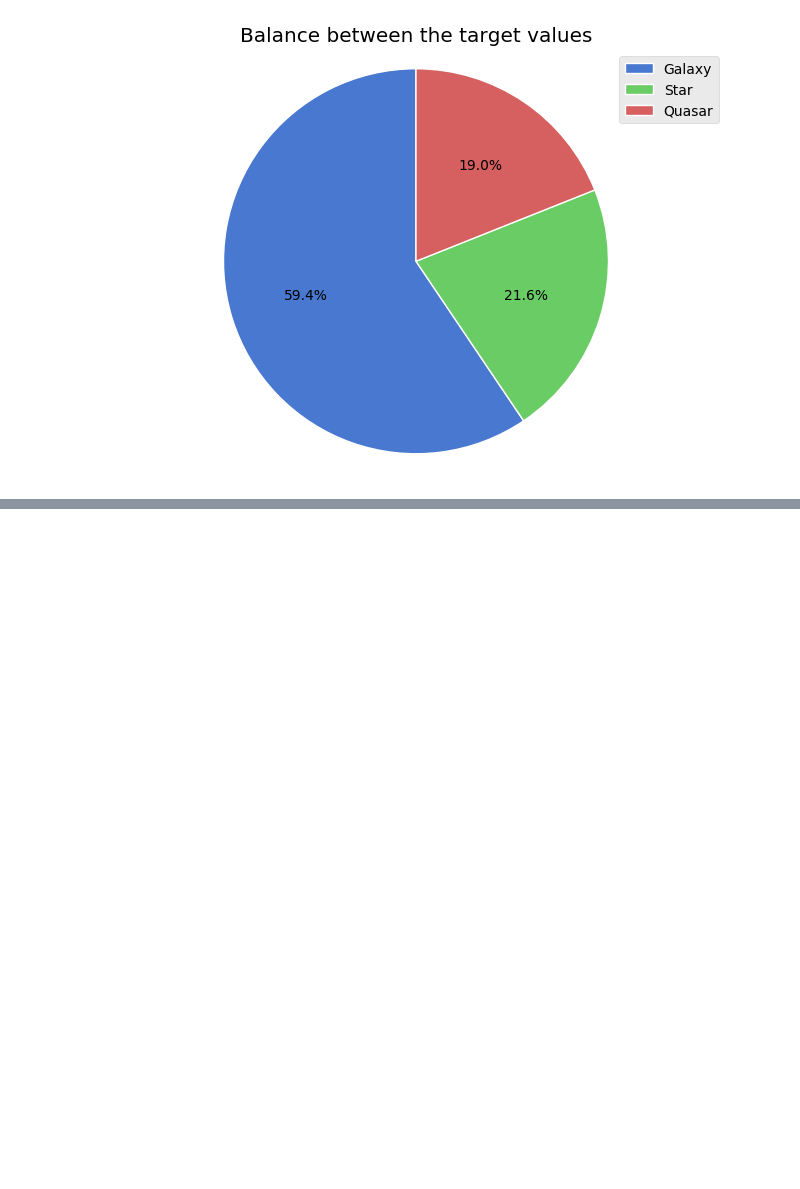
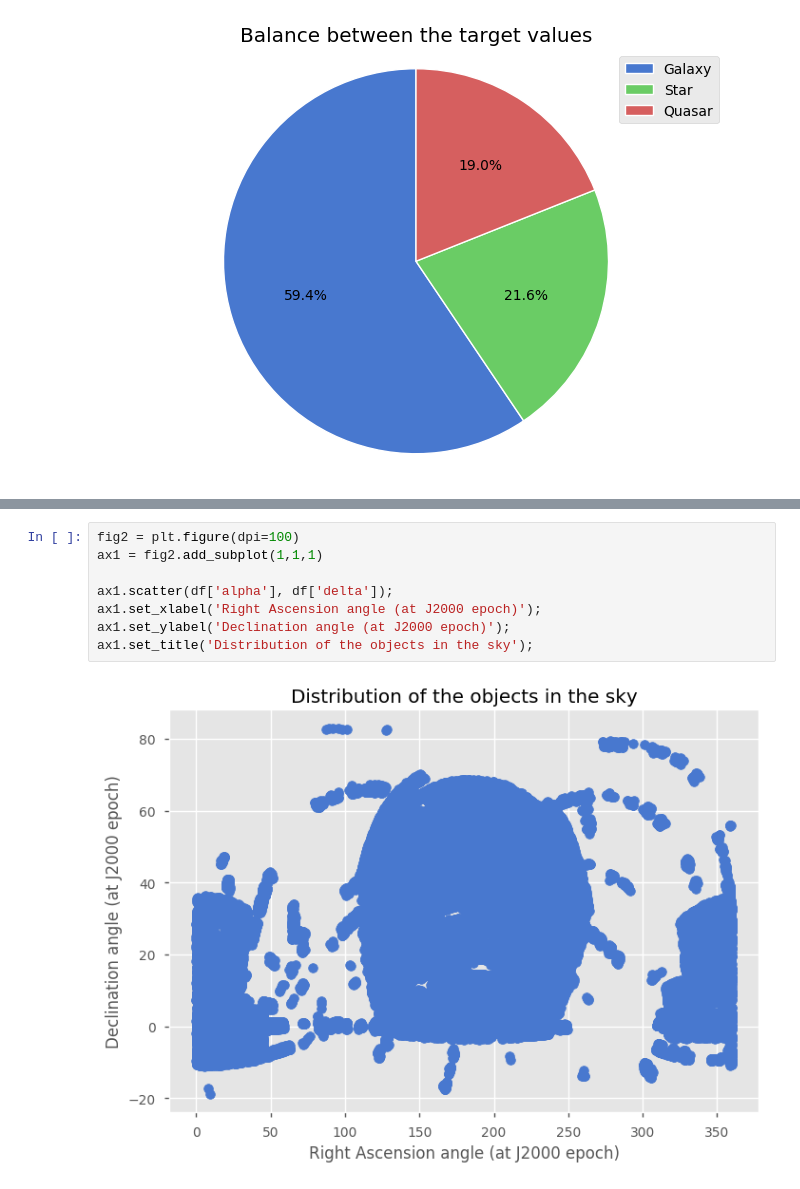
Before and after one commit to 0Kyumy0/Stellar_Classification_Project, a Jupyter notebook: stellarClasification.ipynb, the cells around one changed output, grey strips where cells are left out. Drawn from its saved outputs; the diff is of its cells as text; blank space fills up the shorter version.

```diff
--- a/stellarClasification.ipynb
+++ b/stellarClasification.ipynb
@@ -131,0 +154,10 @@ ax1 = fig2.add_subplot(1,1,1)
+# %%
+fig2 = plt.figure(dpi=100)
+ax1 = fig2.add_subplot(1,1,1)
+
+ax1.scatter(df['alpha'], df['delta']);
+ax1.set_xlabel('Right Ascension angle (at J2000 epoch)');
+ax1.set_ylabel('Declination angle (at J2000 epoch)');
+ax1.set_title('Distribution of the objects in the sky');
+# %% [output]
+[figure, added]
```
Also changed, not shown: parts of 3 cells of this notebook.
